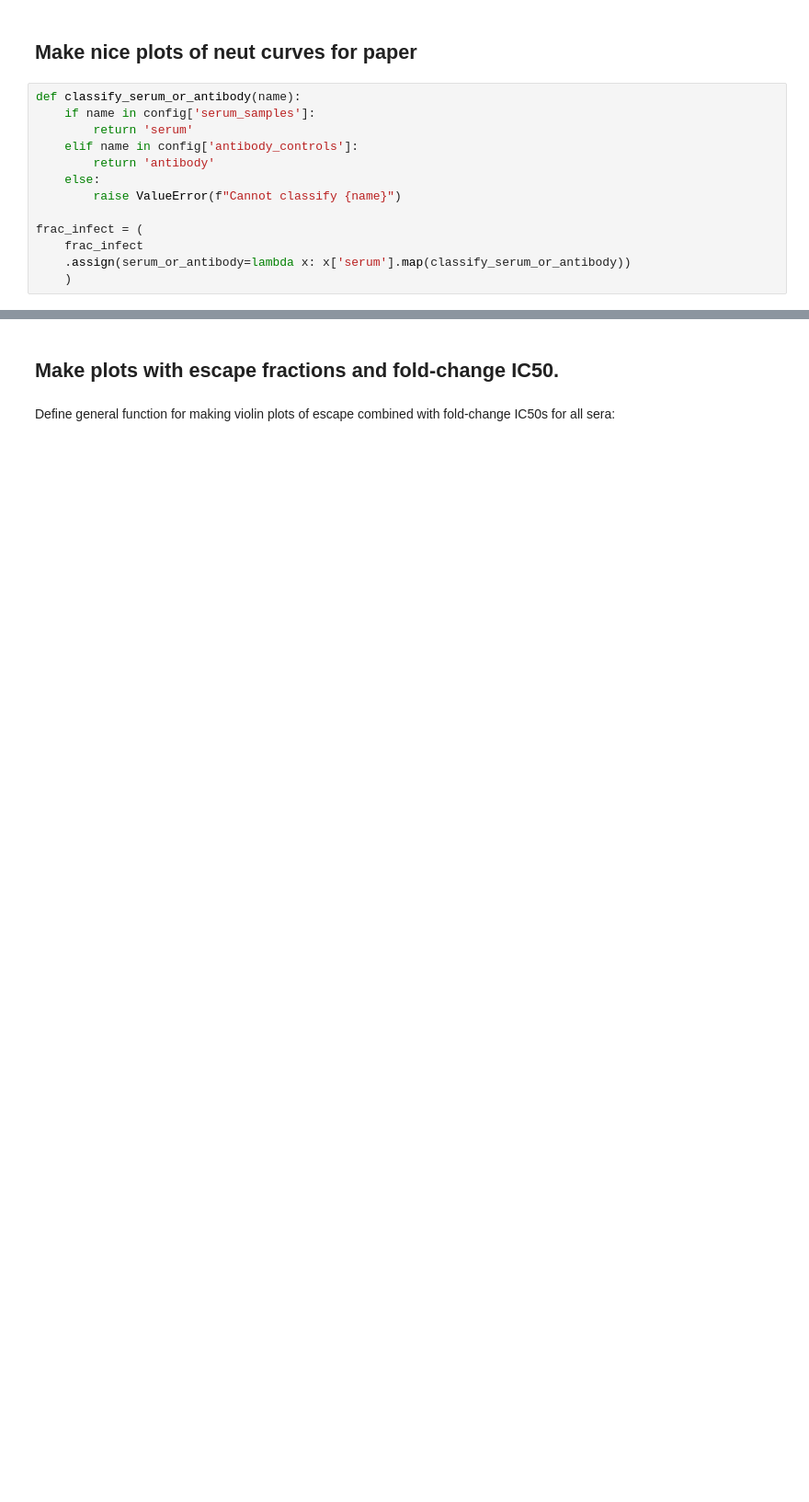
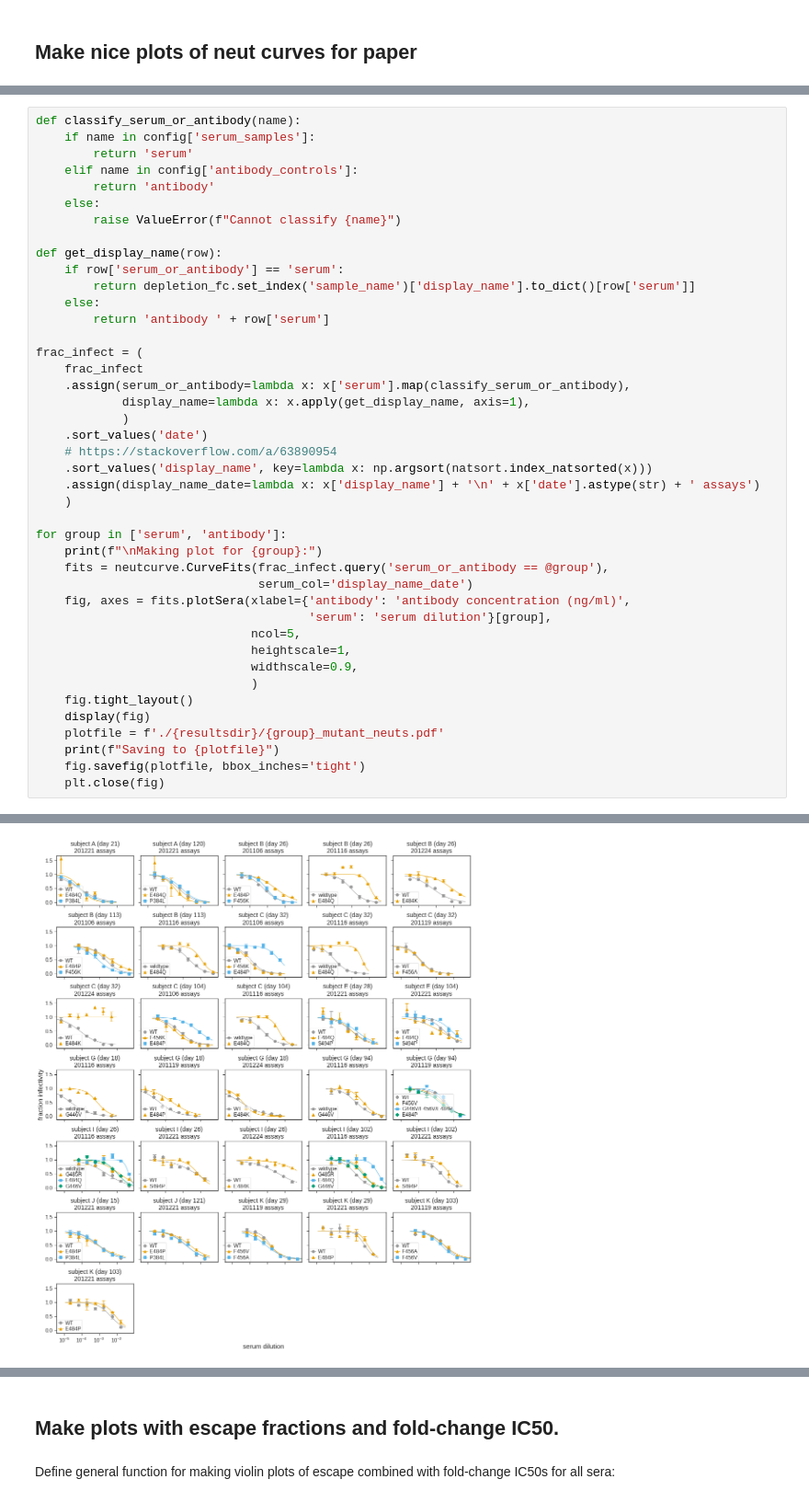
Before and after one commit to jbloomlab/SARS-CoV-2-RBD_MAP_HAARVI_sera, a Jupyter notebook: experimental_validations/mutant_neuts.ipynb, the cells around one changed output, grey strips where cells are left out. Shown at 92% size. Cells and saved outputs as stored; diff of their text form; blank space fills up the shorter version.

Commit message:
plot all neut curves nicely labeled

```diff
--- a/experimental_validations/mutant_neuts.ipynb
+++ b/experimental_validations/mutant_neuts.ipynb
@@ -396,16 +396,3 @@ Saving to results/mutant_neuts_results//fold_change_IC50.pdf
 [figure]
 # %% [markdown]
 ## Make nice plots of neut curves for paper
-# %%
-def classify_serum_or_antibody(name):
-    if name in config['serum_samples']:
-        return 'serum'
-    elif name in config['antibody_controls']:
-        return 'antibody'
-    else:
-        raise ValueError(f"Cannot classify {name}")
-
-frac_infect = (
-    frac_infect
-    .assign(serum_or_antibody=lambda x: x['serum'].map(classify_serum_or_antibody))
-    )
@@ -456,0 +399,43 @@ Index(['post-depletion_ic50', 'pre-depletion_ic50', 'depletion_fc',
+# %%
+def classify_serum_or_antibody(name):
+    if name in config['serum_samples']:
+        return 'serum'
+    elif name in config['antibody_controls']:
+        return 'antibody'
+    else:
+        raise ValueError(f"Cannot classify {name}")
+
+def get_display_name(row):
+    if row['serum_or_antibody'] == 'serum':
+        return depletion_fc.set_index('sample_name')['display_name'].to_dict()[row['serum']]
+    else:
+        return 'antibody ' + row['serum']
+
+frac_infect = (
+    frac_infect
+    .assign(serum_or_antibody=lambda x: x['serum'].map(classify_serum_or_antibody),
+            display_name=lambda x: x.apply(get_display_name, axis=1),
+            )
+    .sort_values('date')
+    # https://stackoverflow.com/a/63890954
+    .sort_values('display_name', key=lambda x: np.argsort(natsort.index_natsorted(x)))
+    .assign(display_name_date=lambda x: x['display_name'] + '\n' + x['date'].astype(str) + ' assays')
+    )
+
+for group in ['serum', 'antibody']:
+    print(f"\nMaking plot for {group}:")
+    fits = neutcurve.CurveFits(frac_infect.query('serum_or_antibody == @group'),
+                               serum_col='display_name_date')
+    fig, axes = fits.plotSera(xlabel={'antibody': 'antibody concentration (ng/ml)',
+                                      'serum': 'serum dilution'}[group],
+                              ncol=5,
+                              heightscale=1,
+                              widthscale=0.9,
+                              )
+    fig.tight_layout()
+    display(fig)
+    plotfile = f'./{resultsdir}/{group}_mutant_neuts.pdf'
+    print(f"Saving to {plotfile}")
+    fig.savefig(plotfile, bbox_inches='tight')
+    plt.close(fig)
+# %% [output]
@@ -456,0 +443 @@ Index(['post-depletion_ic50', 'pre-depletion_ic50', 'depletion_fc',
+[figure, added]
```
Also changed, not shown: parts of 4 cells of this notebook, 52 other files.
